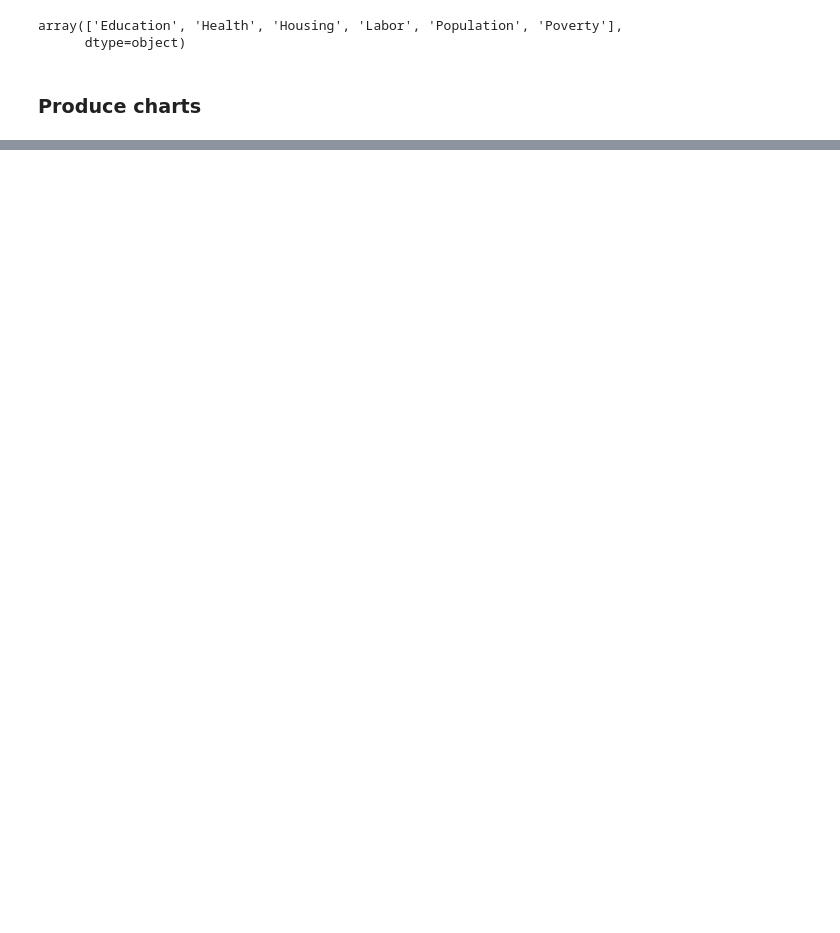
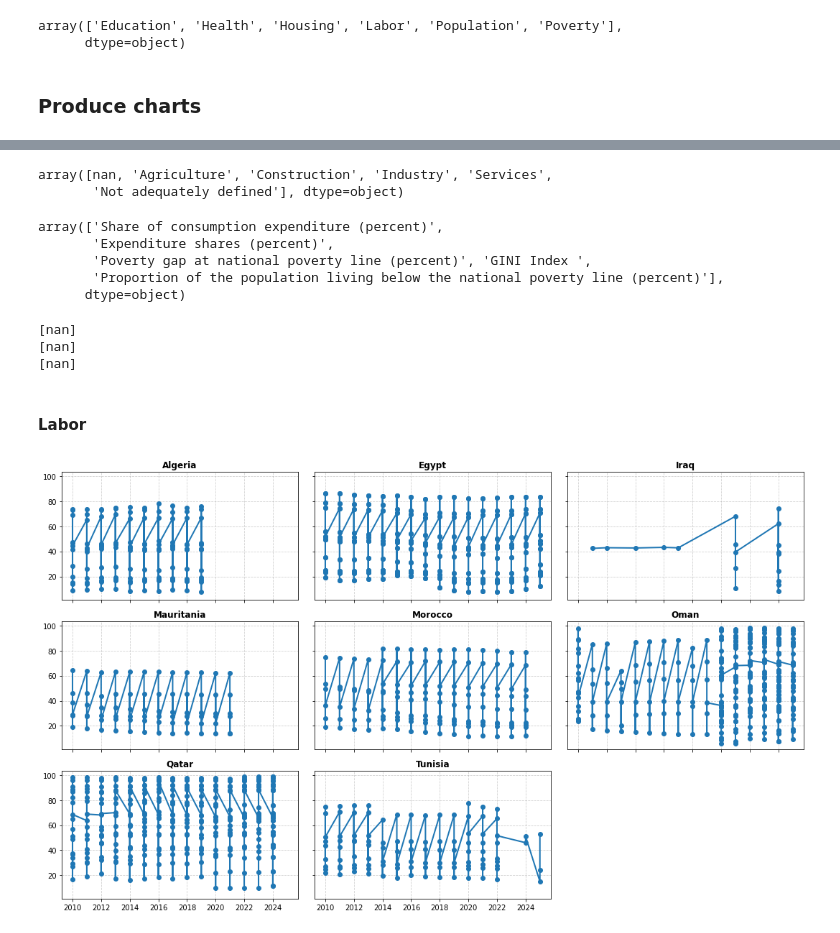
Before and after one commit to raffi1974/compendium-charts, a Jupyter notebook: compendium charts.ipynb, the cells around one changed output, grey strips where cells are left out. Cells and saved outputs as stored; diff of their text form; code cells hidden in the pictures; blank space fills up the shorter version.

Commit message:
added labor subsets for charts

```diff
--- a/compendium charts.ipynb
+++ b/compendium charts.ipynb
@@ -140,0 +273,70 @@ plt.show()
+# %%
+df_poverty['Economic activity'].unique()
+# %% [output]
+array([nan, 'Agriculture', 'Construction', 'Industry', 'Services',
+       'Not adequately defined'], dtype=object)
+# %%
+df_poverty['Indicator'].unique()
+# %% [output]
+array(['Share of consumption expenditure (percent)',
+       'Expenditure shares (percent)',
+       'Poverty gap at national poverty line (percent)', 'GINI Index ',
+       'Proportion of the population living below the national poverty line (percent)'],
+      dtype=object)
+# %%
+print(df_poverty['Nationality'].unique())
+print(df_poverty['Sex'].unique())
+print(df_poverty['Age Group'].unique())
+# %% [output]
+[nan]
+[nan]
+[nan]
+# %% [markdown]
+#### Labor
+# %%
+df_labor=en_df_translated[en_df_translated['Chapter']=='Labor'].copy()
+
+########################Labor, 6.1 'Labor force participation rate'
+df_labor1=df_labor[df_labor['Indicator']== 'Labor force participation rate'].copy()
+
+# 1. Force conversion of these columns to numeric (numbers)
+# 'coerce' will turn non-numeric values (like text or errors) into NaN,
+# which matplotlib handles better than mixed data types.
+df_labor1['Year'] = pd.to_numeric(df_labor1['Year'], errors='coerce')
+df_labor1['Value'] = pd.to_numeric(df_labor1['Value'], errors='coerce')
+
+# 2. Drop any rows where Year or Value might have become NaN after conversion
+df_labor1 = df_labor1.dropna(subset=['Year', 'Value'])
+
+# get countries
+countries = list(df_labor1['Country'].unique())
+
+num_countries = len(countries)
+# Dynamic Grid Calculation
+cols = 3
+rows = (num_countries // cols) + (1 if num_countries % cols != 0 else 0)
+
+# Setup Plot
+fig, axes = plt.subplots(rows, cols, figsize=(15, rows * 3), sharex=True, sharey=True)
+axes_flat = axes.flatten()
+
+# Plotting
+for i, ax in enumerate(axes_flat):
+    if i < num_countries:
+        country_name = countries[i]
+        subset = df_labor1[df_labor1['Country'] == country_name]
+
+        ax.plot(subset['Year'], subset['Value'], marker='o', linestyle='-', linewidth=2)
+        ax.set_title(country_name, fontsize=12, fontweight='bold')
+        ax.grid(True, linestyle='--', alpha=0.6)
+    else:
+        # Hide empty subplots
+        ax.axis('off')
+
+plt.tight_layout()
+
+# Save as SVG
+# plt.savefig("data_dashboard.svg", format="svg")
+plt.show()
+# %% [output]
+[figure, added]
```
Also changed, not shown: parts of 9 cells of this notebook.
